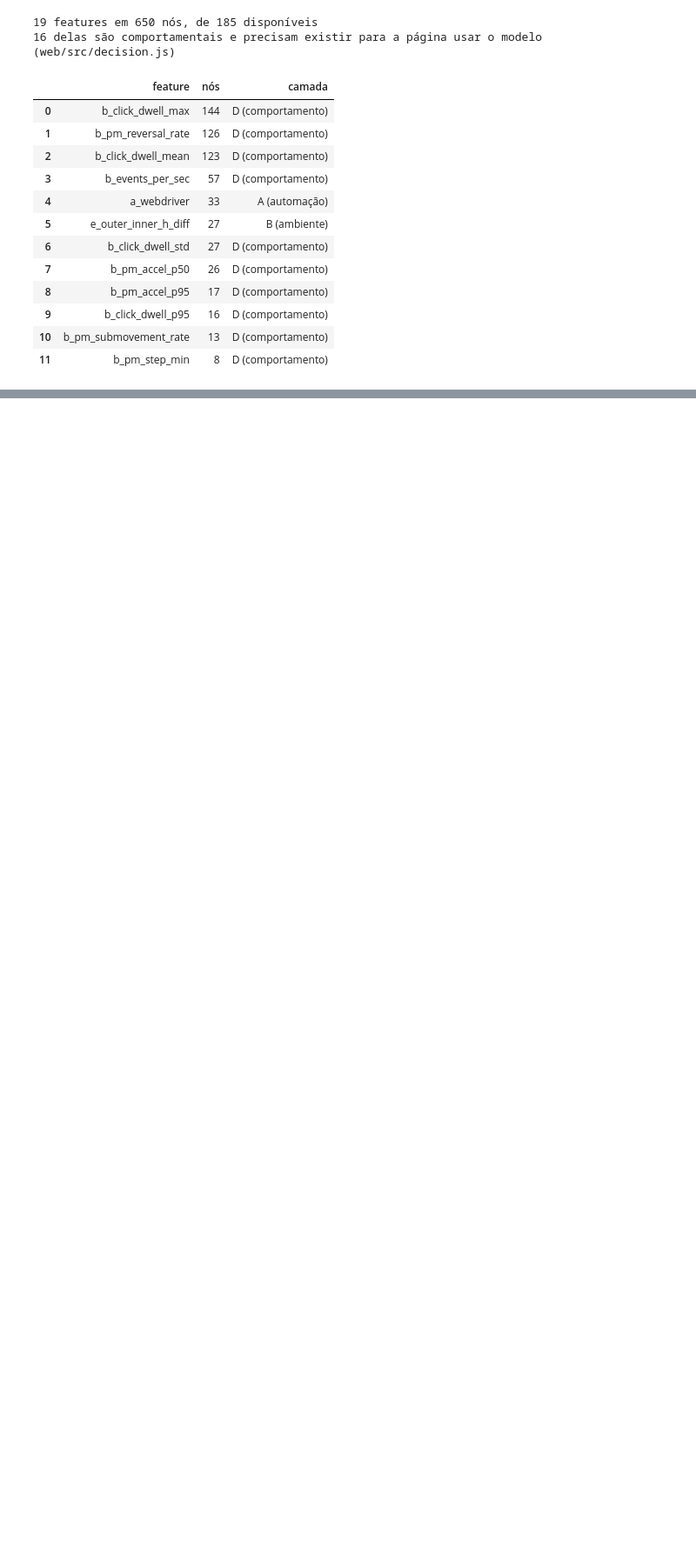
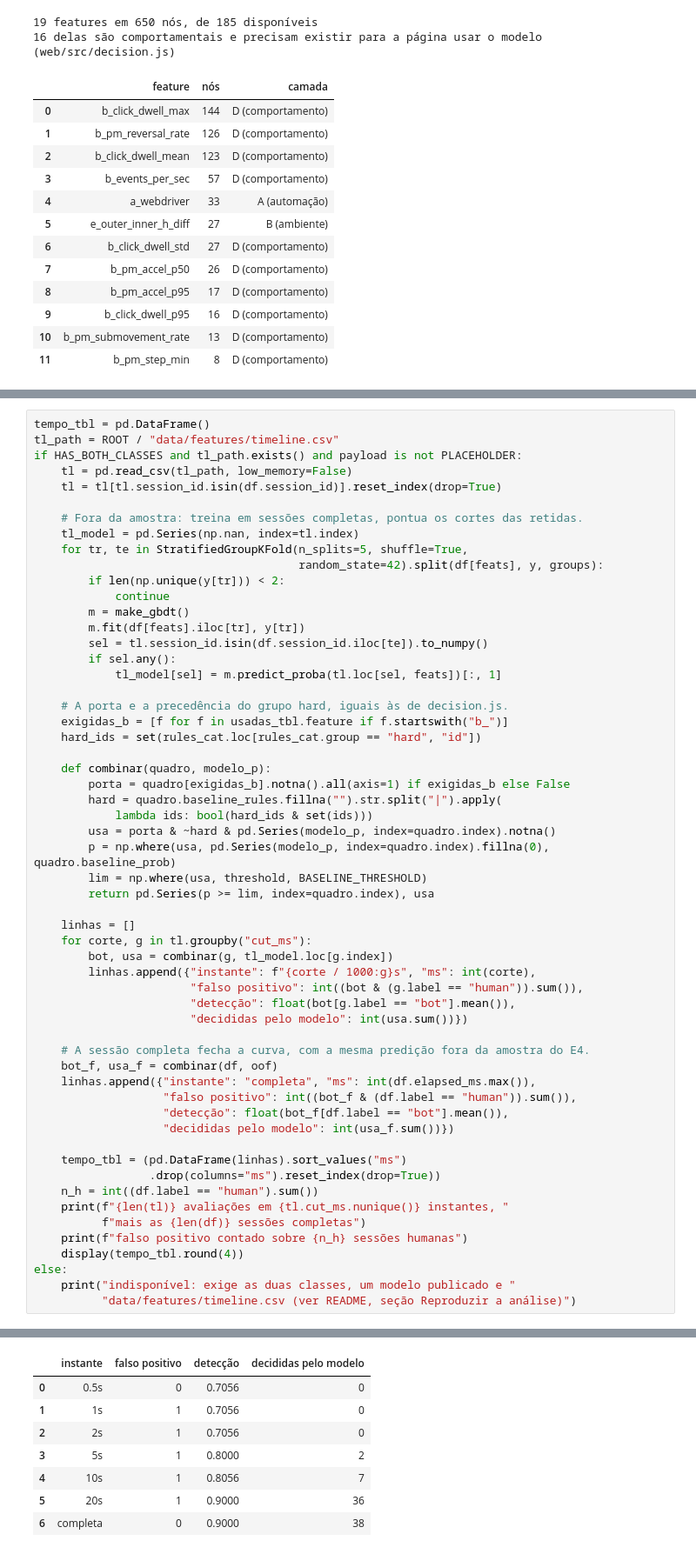
Before and after one commit to silvamleandro/browser-bot-detection, a Jupyter notebook: analysis/notebooks/bot_detection_analysis.ipynb, the cells around one changed output, grey strips where cells are left out. Shown at 87% size. Cells and saved outputs as stored; diff of their text form; blank space fills up the shorter version.

```diff
--- a/analysis/notebooks/bot_detection_analysis.ipynb
+++ b/analysis/notebooks/bot_detection_analysis.ipynb
@@ -845,0 +926,58 @@ if payload is not PLACEHOLDER:
+# %%
+tempo_tbl = pd.DataFrame()
+tl_path = ROOT / "data/features/timeline.csv"
+if HAS_BOTH_CLASSES and tl_path.exists() and payload is not PLACEHOLDER:
+    tl = pd.read_csv(tl_path, low_memory=False)
+    tl = tl[tl.session_id.isin(df.session_id)].reset_index(drop=True)
+
+    # Fora da amostra: treina em sessões completas, pontua os cortes das retidas.
+    tl_model = pd.Series(np.nan, index=tl.index)
+    for tr, te in StratifiedGroupKFold(n_splits=5, shuffle=True,
+                                       random_state=42).split(df[feats], y, groups):
+        if len(np.unique(y[tr])) < 2:
+            continue
+        m = make_gbdt()
+        m.fit(df[feats].iloc[tr], y[tr])
+        sel = tl.session_id.isin(df.session_id.iloc[te]).to_numpy()
+        if sel.any():
+            tl_model[sel] = m.predict_proba(tl.loc[sel, feats])[:, 1]
+
+    # A porta e a precedência do grupo hard, iguais às de decision.js.
+    exigidas_b = [f for f in usadas_tbl.feature if f.startswith("b_")]
+    hard_ids = set(rules_cat.loc[rules_cat.group == "hard", "id"])
+
+    def combinar(quadro, modelo_p):
+        porta = quadro[exigidas_b].notna().all(axis=1) if exigidas_b else False
+        hard = quadro.baseline_rules.fillna("").str.split("|").apply(
+            lambda ids: bool(hard_ids & set(ids)))
+        usa = porta & ~hard & pd.Series(modelo_p, index=quadro.index).notna()
+        p = np.where(usa, pd.Series(modelo_p, index=quadro.index).fillna(0), quadro.baseline_prob)
+        lim = np.where(usa, threshold, BASELINE_THRESHOLD)
+        return pd.Series(p >= lim, index=quadro.index), usa
+
+    linhas = []
+    for corte, g in tl.groupby("cut_ms"):
+        bot, usa = combinar(g, tl_model.loc[g.index])
+        linhas.append({"instante": f"{corte / 1000:g}s", "ms": int(corte),
+                       "falso positivo": int((bot & (g.label == "human")).sum()),
+                       "detecção": float(bot[g.label == "bot"].mean()),
+                       "decididas pelo modelo": int(usa.sum())})
+
+    # A sessão completa fecha a curva, com a mesma predição fora da amostra do E4.
+    bot_f, usa_f = combinar(df, oof)
+    linhas.append({"instante": "completa", "ms": int(df.elapsed_ms.max()),
+                   "falso positivo": int((bot_f & (df.label == "human")).sum()),
+                   "detecção": float(bot_f[df.label == "bot"].mean()),
+                   "decididas pelo modelo": int(usa_f.sum())})
+
+    tempo_tbl = (pd.DataFrame(linhas).sort_values("ms")
+                 .drop(columns="ms").reset_index(drop=True))
+    n_h = int((df.label == "human").sum())
+    print(f"{len(tl)} avaliações em {tl.cut_ms.nunique()} instantes, "
+          f"mais as {len(df)} sessões completas")
+    print(f"falso positivo contado sobre {n_h} sessões humanas")
+    display(tempo_tbl.round(4))
+else:
+    print("indisponível: exige as duas classes, um modelo publicado e "
+          "data/features/timeline.csv (ver README, seção Reproduzir a análise)")
+# %% [output]
@@ -845,0 +986,8 @@ if payload is not PLACEHOLDER:
+|  | instante | falso positivo | detecção | decididas pelo modelo |
+| 0 | 0.5s | 0 | 0.7056 | 0 |
+| 1 | 1s | 1 | 0.7056 | 0 |
+| 2 | 2s | 1 | 0.7056 | 0 |
+| 3 | 5s | 1 | 0.8000 | 2 |
+| 4 | 10s | 1 | 0.8056 | 7 |
+| 5 | 20s | 1 | 0.9000 | 36 |
+| 6 | completa | 0 | 0.9000 | 38 |
```
Also changed, not shown: parts of 11 cells of this notebook, 3 other files.
